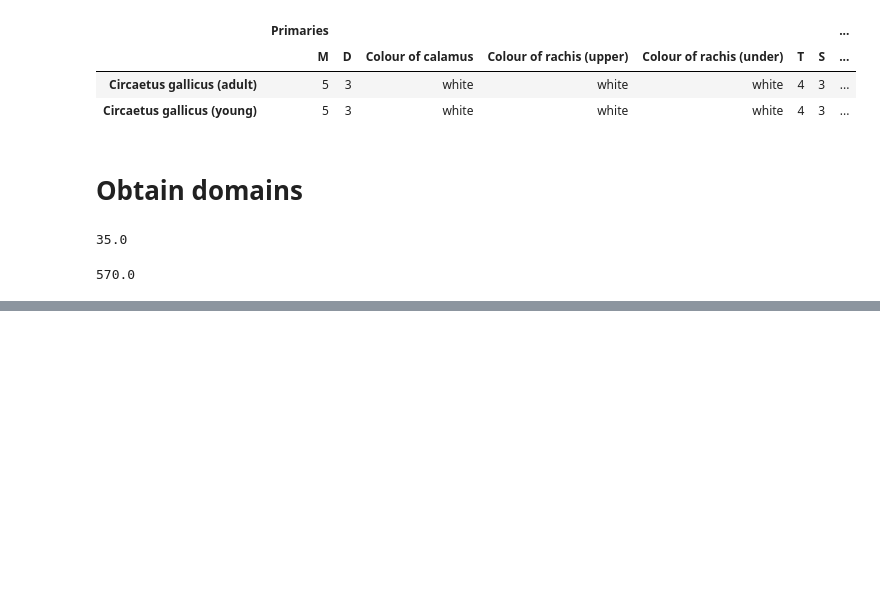
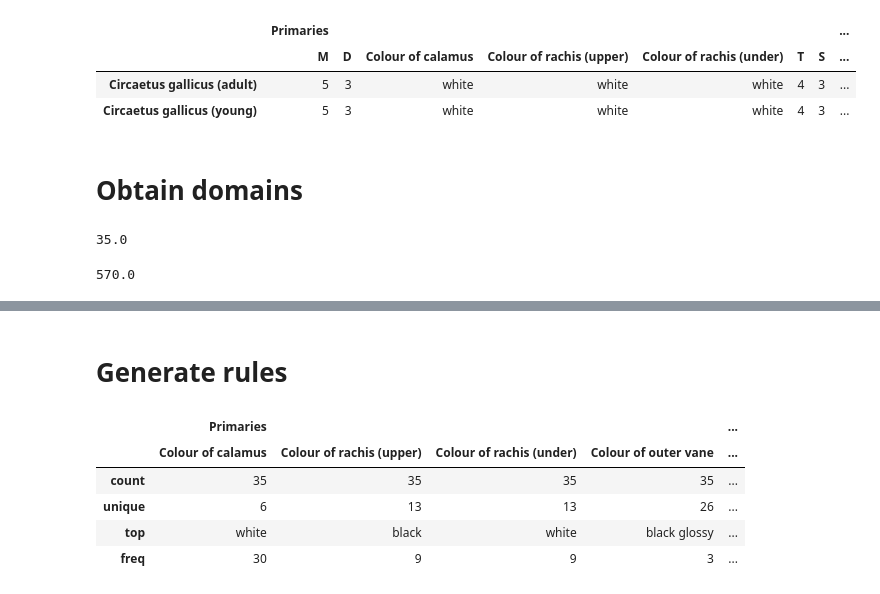
Before and after one commit to Maciej-GBS/SBC, a Jupyter notebook: knowledge/data-analysis.ipynb, the cells around one changed output, grey strips where cells are left out. Cells and saved outputs as stored; diff of their text form; code cells hidden in the pictures; blank space fills up the shorter version.

```diff
--- a/knowledge/data-analysis.ipynb
+++ b/knowledge/data-analysis.ipynb
@@ -450,3 +450,20 @@ values_t
 | 0 | [brown, darkgrey, grey, lightgrey... | [black, brown, darkbrown, darkgre... | [black, brown, darkbrown, darkgre... | [black, brown, darkgrey, grey, li... | ... |
 # %%
 values_t.to_csv('domains.csv', index=False)
+# %% [markdown]
+# Generate rules
+# %%
+df_t.loc[:,pd.IndexSlice[:,[
+    'Colour of calamus',
+    'Colour of rachis (upper)',
+    'Colour of rachis (under)',
+    'Colour of outer vane',
+    'Colour of inner vane',
+    'Colour of upper vanes']]].describe()
+# %% [output]
+|  | Primaries |  |  |  | ... |
+|  | Colour of calamus | Colour of rachis (upper) | Colour of rachis (under) | Colour of outer vane | ... |
+| count | 35 | 35 | 35 | 35 | ... |
+| unique | 6 | 13 | 13 | 26 | ... |
+| top | white | black | white | black glossy | ... |
+| freq | 30 | 9 | 9 | 3 | ... |
```
Also changed, not shown: parts of 2 cells of this notebook, 4 other files.
